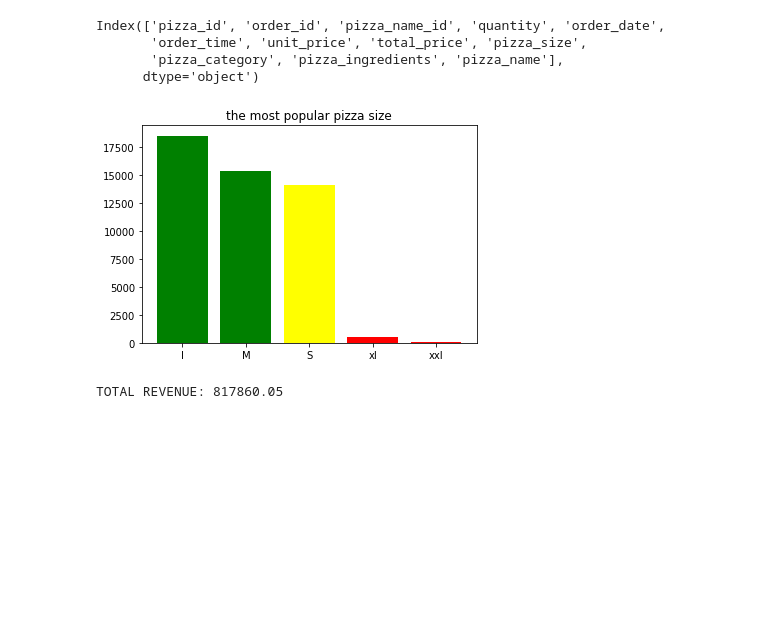
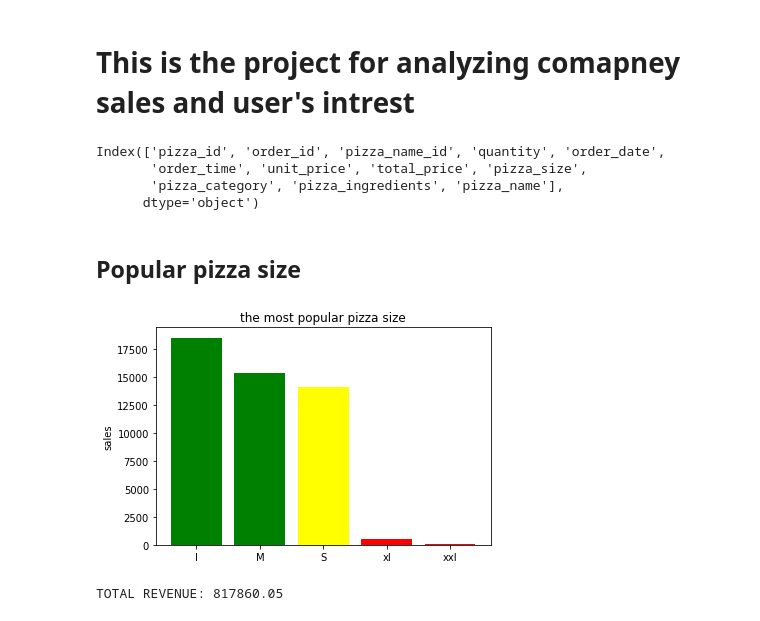
Before and after one commit to NAGSnag/DATA_ANALYSIS, a Jupyter notebook: piza_sales_analysis.ipynb, the cells around one changed output. Cells and saved outputs as stored; diff of their text form; code cells hidden in the pictures; blank space fills up the shorter version.

```diff
--- a/piza_sales_analysis.ipynb
+++ b/piza_sales_analysis.ipynb
@@ -1,3 +1,5 @@
+# %% [markdown]
+# This is the project for analyzing comapney sales and user's intrest
 # %%
 import pandas as pd
 import matplotlib.pyplot as plt
@@ -16,10 +18,13 @@ Index(['pizza_id', 'order_id', 'pizza_name_id', 'quantity', 'order_date',
        'order_time', 'unit_price', 'total_price', 'pizza_size',
        'pizza_category', 'pizza_ingredients', 'pizza_name'],
       dtype='object')
+# %% [markdown]
+## Popular pizza size
 # %%
 values=df['pizza_size'].value_counts().tolist()
 plt.bar(['l','M','S','xl','xxl'],values,color=['green','green','yellow','red','red'])
 plt.title('the most popular pizza size')
+plt.ylabel('sales')
 plt.show()
 # %% [output]
-[figure, old version]
+[figure, new version]
```
Also changed, not shown: parts of 20 cells of this notebook.
